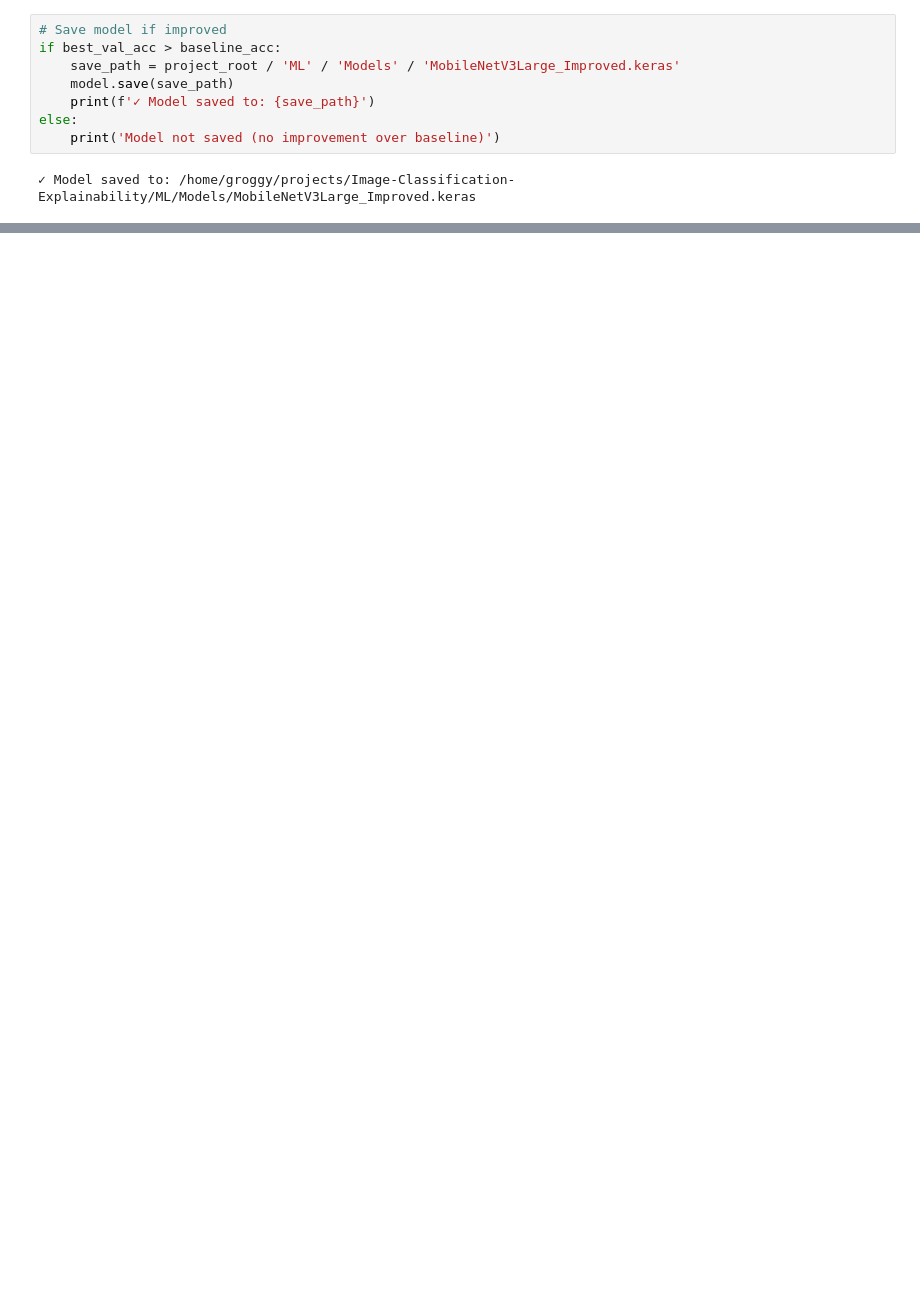
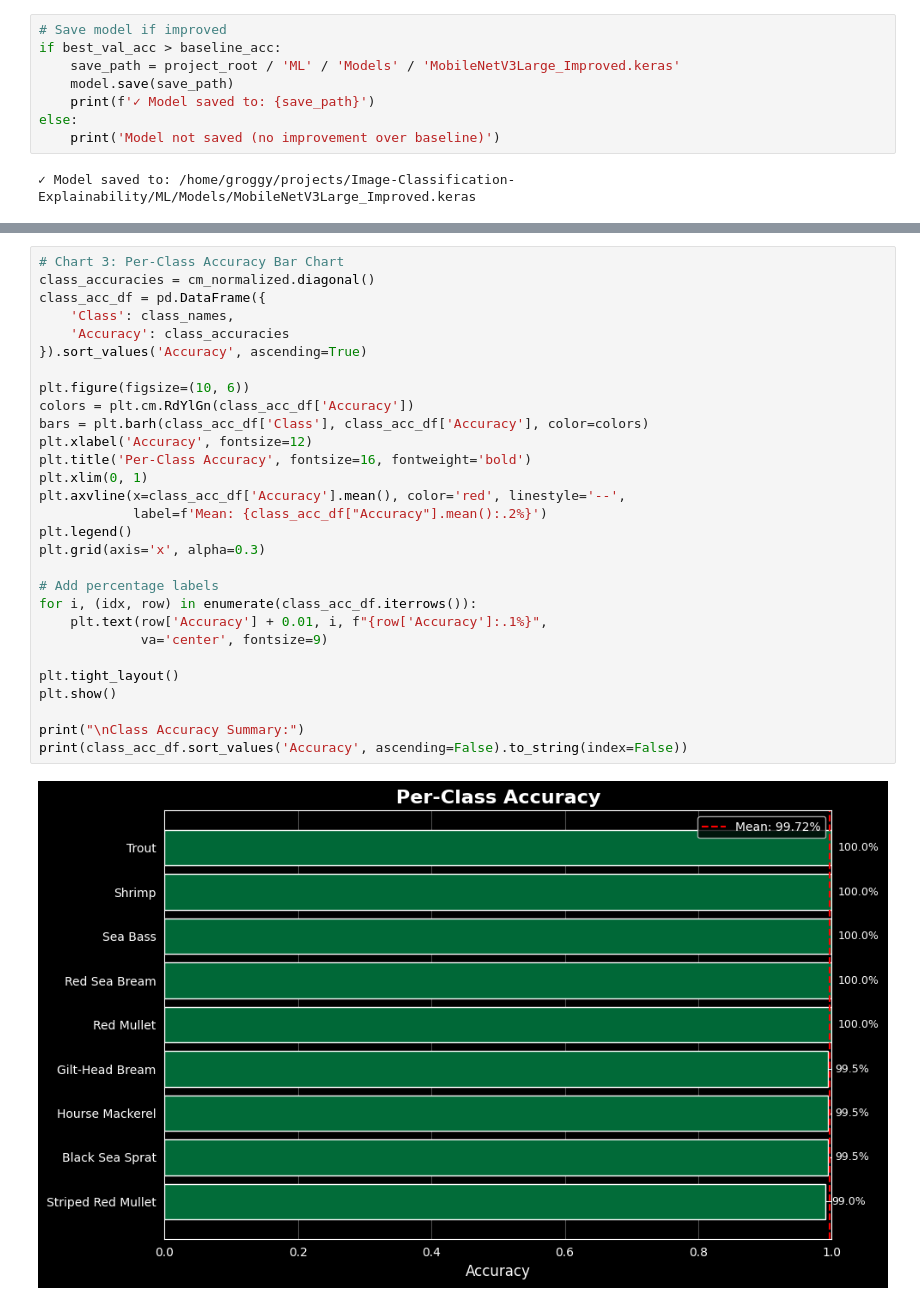
Before and after one commit to mr-andersonn/Image-Classification-Explainability, a Jupyter notebook: ML/Model_Creation/MobileNetV3Large_Improved.ipynb, the cells around one changed output, grey strips where cells are left out. Drawn from its saved outputs; the diff is of its cells as text; blank space fills up the shorter version.

```diff
--- a/ML/Model_Creation/MobileNetV3Large_Improved.ipynb
+++ b/ML/Model_Creation/MobileNetV3Large_Improved.ipynb
@@ -236,0 +267,31 @@ Model: "functional"
+# %%
+# Chart 3: Per-Class Accuracy Bar Chart
+class_accuracies = cm_normalized.diagonal()
+class_acc_df = pd.DataFrame({
+    'Class': class_names,
+    'Accuracy': class_accuracies
+}).sort_values('Accuracy', ascending=True)
+
+plt.figure(figsize=(10, 6))
+colors = plt.cm.RdYlGn(class_acc_df['Accuracy'])
+bars = plt.barh(class_acc_df['Class'], class_acc_df['Accuracy'], color=colors)
+plt.xlabel('Accuracy', fontsize=12)
+plt.title('Per-Class Accuracy', fontsize=16, fontweight='bold')
+plt.xlim(0, 1)
+plt.axvline(x=class_acc_df['Accuracy'].mean(), color='red', linestyle='--',
+            label=f'Mean: {class_acc_df["Accuracy"].mean():.2%}')
+plt.legend()
+plt.grid(axis='x', alpha=0.3)
+
+# Add percentage labels
+for i, (idx, row) in enumerate(class_acc_df.iterrows()):
+    plt.text(row['Accuracy'] + 0.01, i, f"{row['Accuracy']:.1%}",
+             va='center', fontsize=9)
+
+plt.tight_layout()
+plt.show()
+
+print("\nClass Accuracy Summary:")
+print(class_acc_df.sort_values('Accuracy', ascending=False).to_string(index=False))
+# %% [output]
+[figure, added]
```
Also changed, not shown: parts of 17 cells of this notebook, 6 other files.
